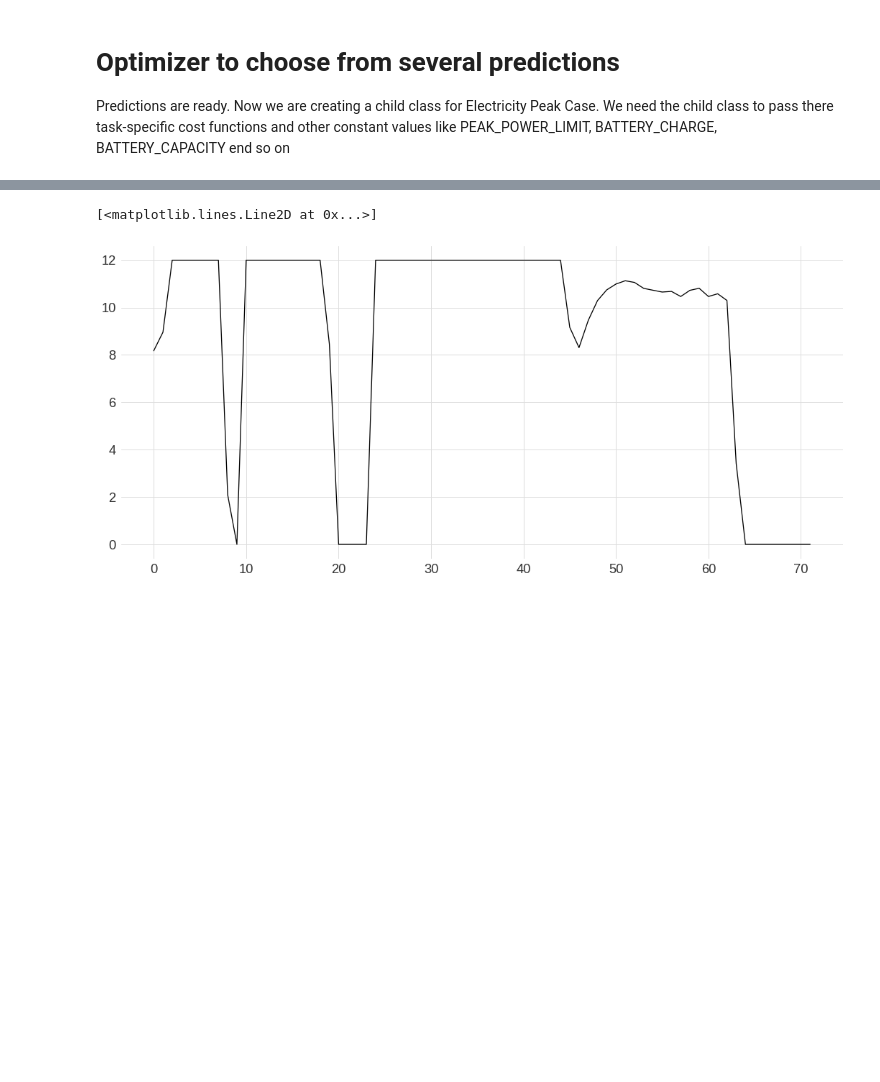
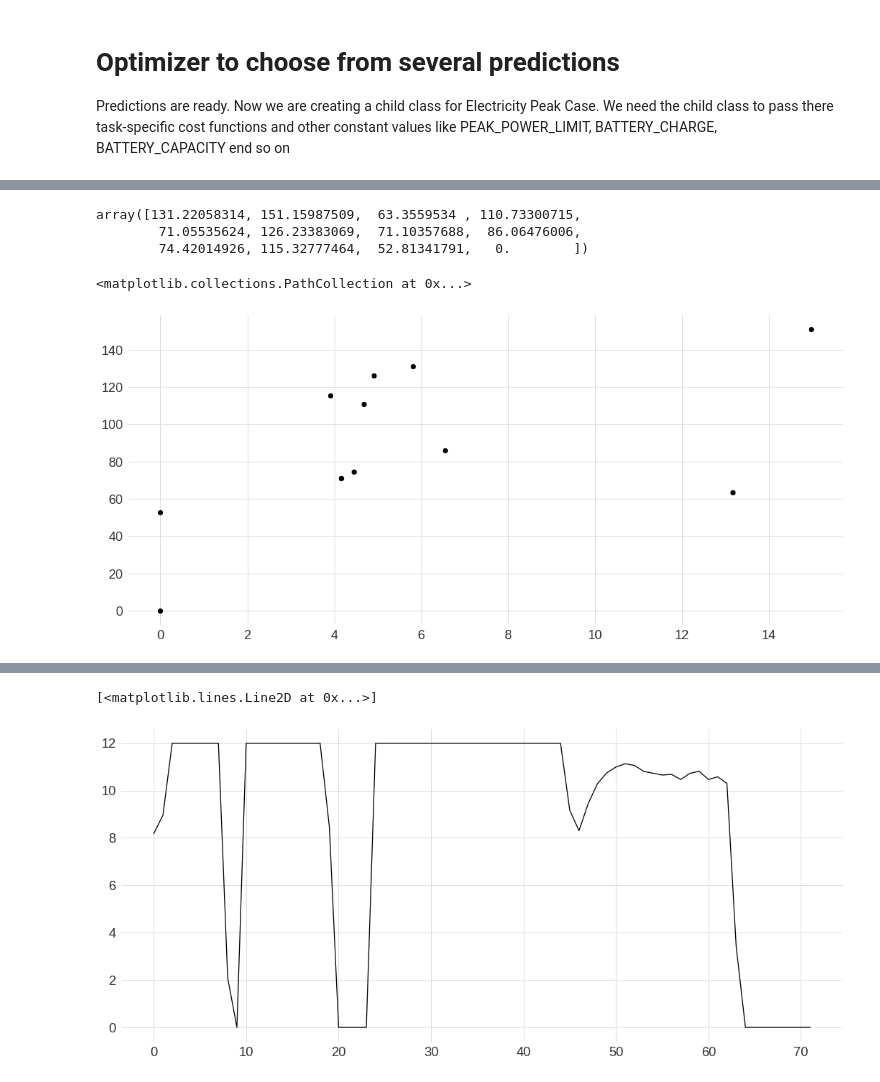
Before and after one commit to mariapaskevich/vof, a Jupyter notebook: Test_package_simulation_peak-EliaData-PULP.ipynb, the cells around one changed output, grey strips where cells are left out. Cells and saved outputs as stored; diff of their text form; code cells hidden in the pictures; blank space fills up the shorter version.

```diff
--- a/Test_package_simulation_peak-EliaData-PULP.ipynb
+++ b/Test_package_simulation_peak-EliaData-PULP.ipynb
@@ -503,0 +686,19 @@ import pulp
+# %%
+for step in total_steps[0:30]:
+
+    actualDemand = optimization_df.loc[(optimization_df.prediction_date==step)&(optimization_df.model==actualModel),'value']
+    excessDemand = (actualDemand.values)-peakPowerLimit
+    peakViolations[ctr] += np.sum(excessDemand[excessDemand>0])
+    predictionError[ctr] = 0
+    predictionErrorFirstDay[ctr] = 0
+# %%
+peakViolations
+# %% [output]
+array([131.22058314, 151.15987509,  63.3559534 , 110.73300715,
+        71.05535624, 126.23383069,  71.10357688,  86.06476006,
+        74.42014926, 115.32777464,  52.81341791,   0.        ])
+# %%
+plt.scatter(predictionErrorFirstDay, peakViolations)
+# %% [output]
+<matplotlib.collections.PathCollection at 0x...>
+[figure, added]
```
Also changed, not shown: parts of 28 cells of this notebook.
